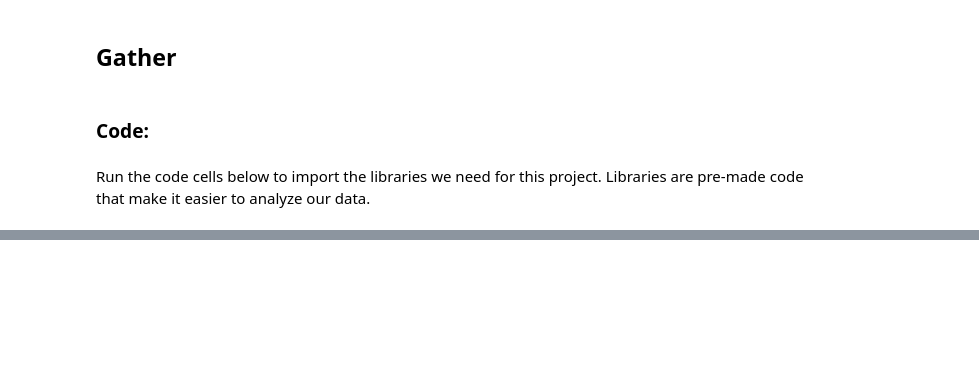
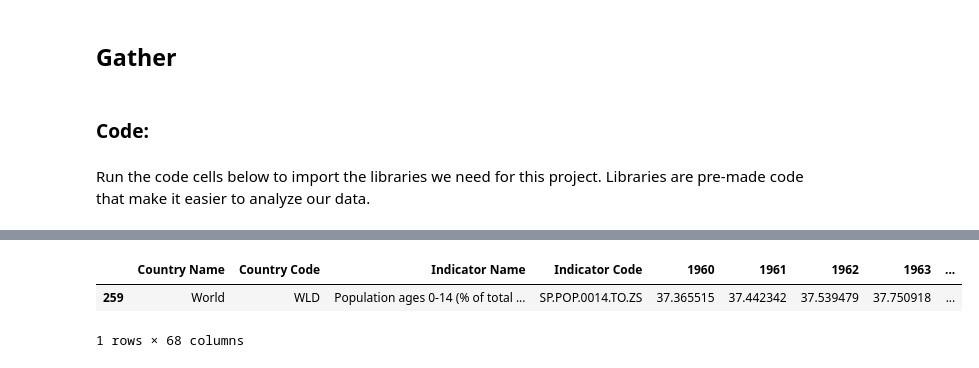
Before and after one commit to callysto/Data-Viz-of-the-Week, a Jupyter notebook: world-children's-day/world-children's-day.ipynb, the cells around one changed output, grey strips where cells are left out. Saved outputs shown, nothing was run; the diff lists cells and outputs as text; code cells hidden in the pictures; blank space fills up the shorter version.

```diff
--- a/world-children's-day/world-children's-day.ipynb
+++ b/world-children's-day/world-children's-day.ipynb
@@ -92,3 +159,10 @@ pd.reset_option('display.max_rows')
+# %%
+world_df = percentage_pop[percentage_pop['Country Name'] == 'World']
+world_df
+# %% [output]
+|  | Country Name | Country Code | Indicator Name | Indicator Code | 1960 | 1961 | 1962 | 1963 | ... |
+| 259 | World | WLD | Population ages 0-14 (% of total ... | SP.POP.0014.TO.ZS | 37.365515 | 37.442342 | 37.539479 | 37.750918 | ... |
+1 rows × 68 columns
 # %%
 percentage_pop = percentage_pop.dropna(subset=['Continent'])
 percentage_pop
```
Also changed, not shown: parts of 11 cells of this notebook.
